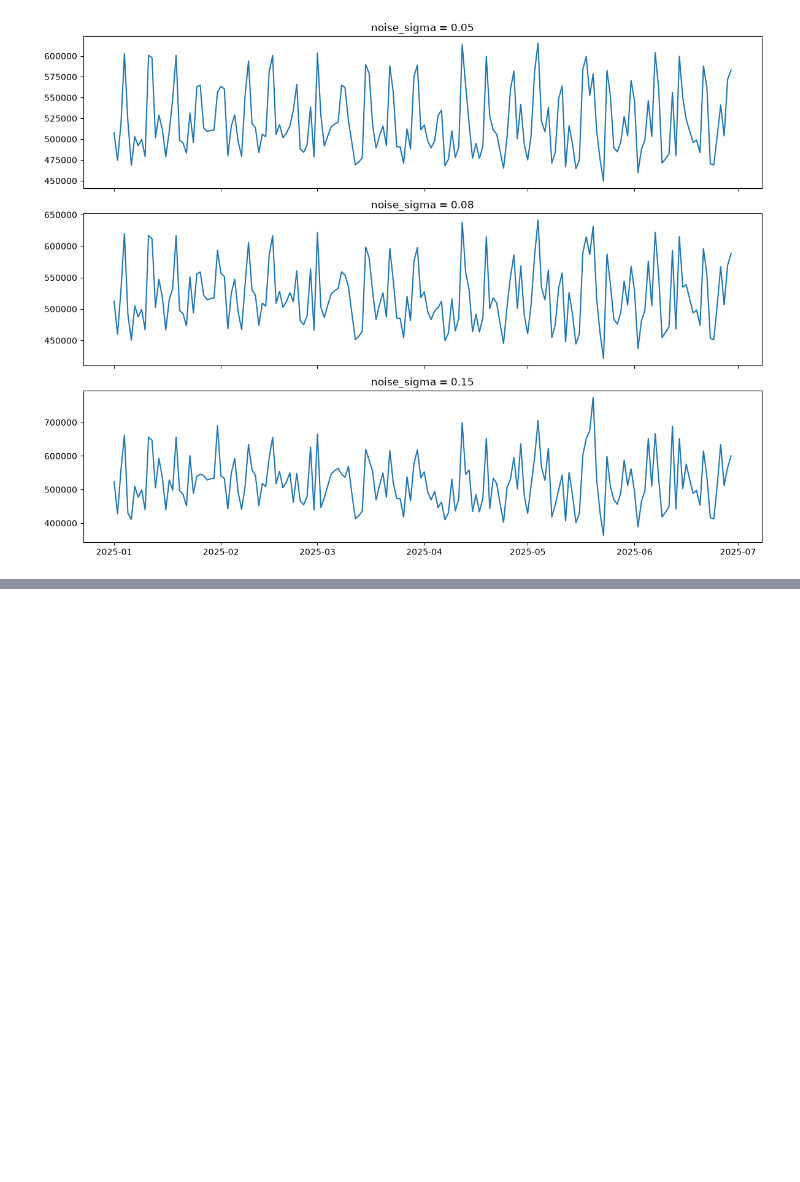
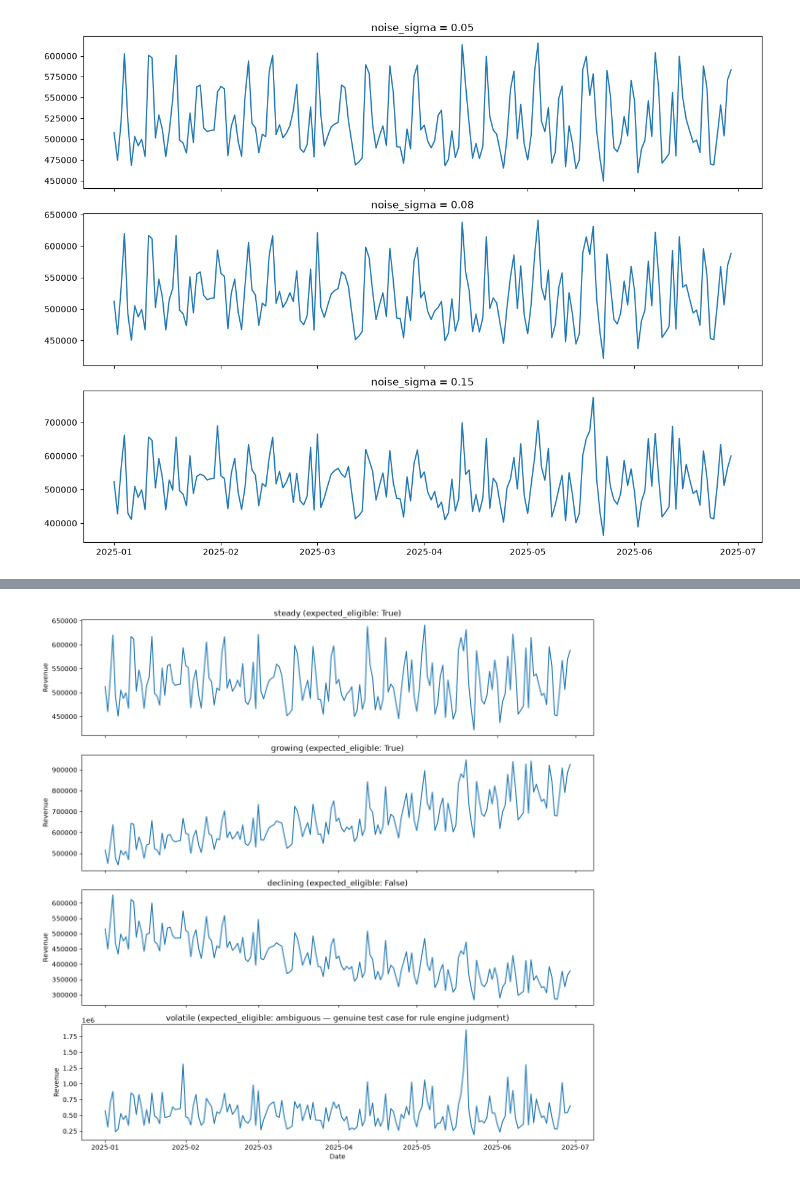
Before and after one commit to regensa18/qris_synthetic_data_generation, a Jupyter notebook: exploration_new.ipynb, the cells around one changed output, grey strips where cells are left out. Cells and saved outputs as stored; diff of their text form; code cells hidden in the pictures; blank space fills up the shorter version.

```diff
--- a/exploration_new.ipynb
+++ b/exploration_new.ipynb
@@ -103,0 +124,15 @@ plt.show()
+# %%
+fig, axes = plt.subplots(4, 1, figsize=(12, 12), sharex=True)
+
+for ax, name in zip(axes, ["steady", "growing", "declining", "volatile"]):
+    result = generate_merchant(seed=42, **ARCHETYPE_CONFIGS[name])
+    d = result["data"]
+    ax.plot(d["date"], d["revenue"])
+    ax.set_title(f"{name} (expected_eligible: {result['expected_eligible']})")
+    ax.set_ylabel("Revenue")
+
+axes[-1].set_xlabel("Date")
+plt.tight_layout()
+plt.show()
+# %% [output]
+[figure, added]
```
Also changed, not shown: parts of 5 cells of this notebook, 3 other files.
